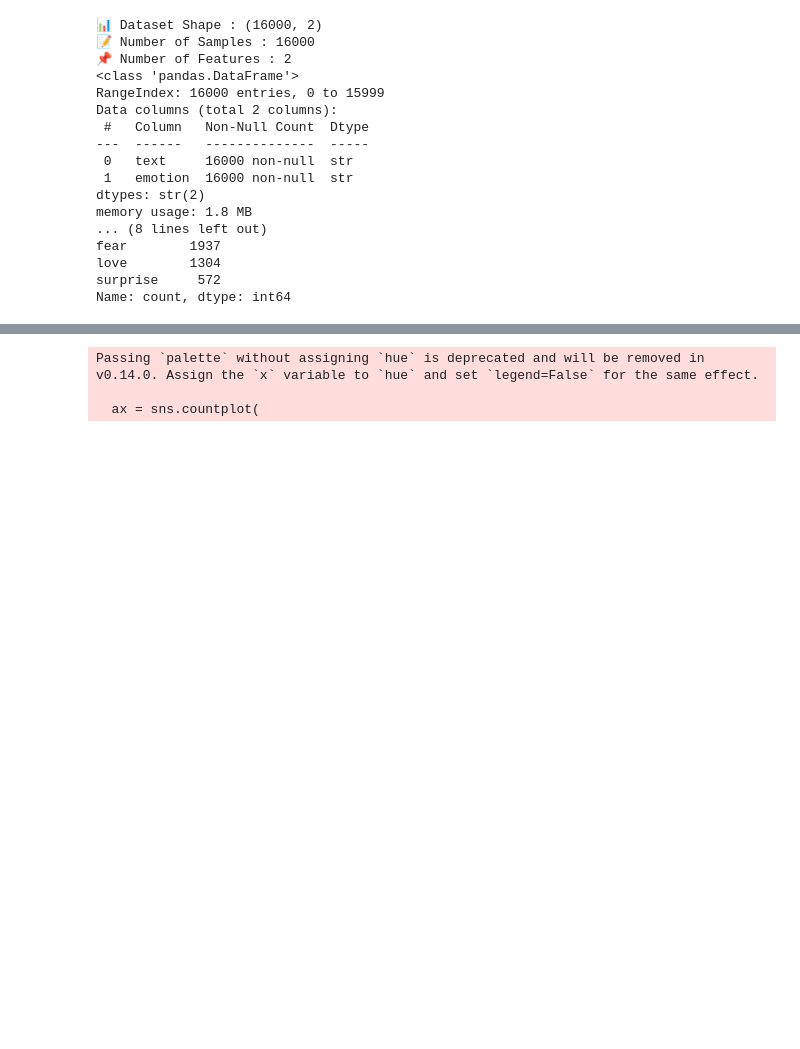
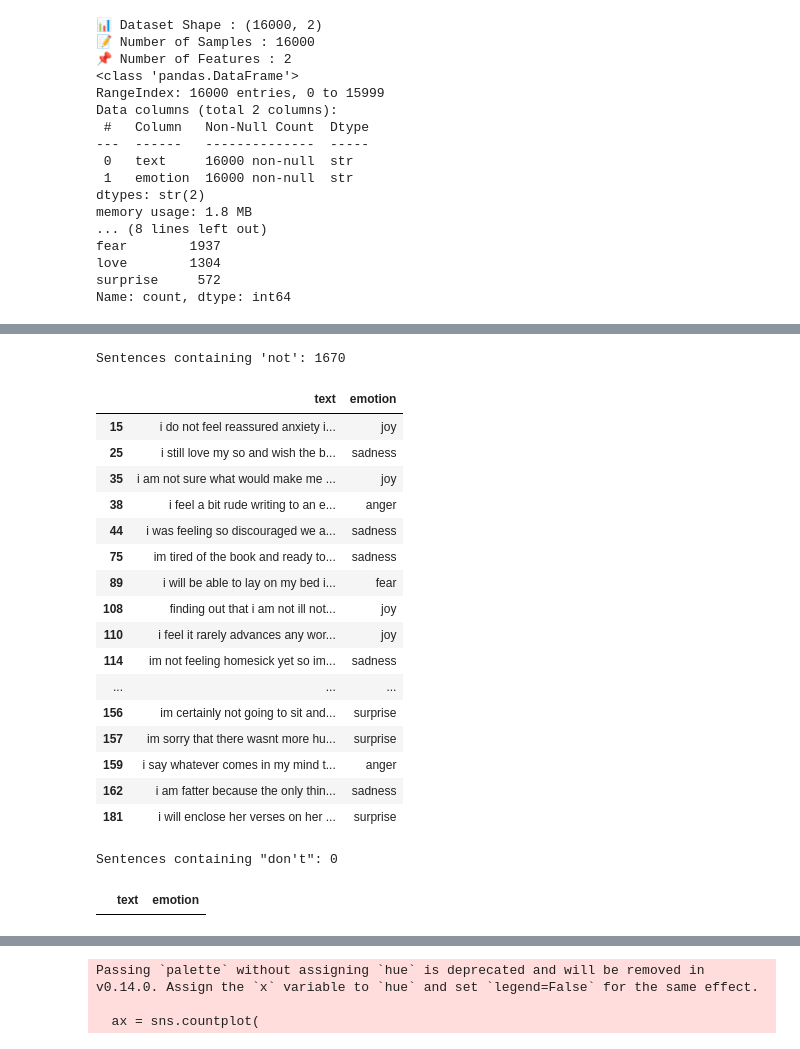
Before and after one commit to sreelekhanampally/text-emotion-classifier-nlp, a Jupyter notebook: notebooks/training.ipynb, the cells around one changed output, grey strips where cells are left out. Drawn from its saved outputs; the diff is of its cells as text; code cells hidden in the pictures; blank space fills up the shorter version.

```diff
--- a/notebooks/training.ipynb
+++ b/notebooks/training.ipynb
@@ -61,0 +75,32 @@ Name: count, dtype: int64
+# %%
+not_examples = df[df["text"].str.contains(r"\bnot\b", case=False, na=False)]
+
+print("Sentences containing 'not':", len(not_examples))
+display(not_examples.head(20))
+# %% [output]
+Sentences containing 'not': 1670
+|  | text | emotion |
+| 15 | i do not feel reassured anxiety i... | joy |
+| 25 | i still love my so and wish the b... | sadness |
+| 35 | i am not sure what would make me ... | joy |
+| 38 | i feel a bit rude writing to an e... | anger |
+| 44 | i was feeling so discouraged we a... | sadness |
+| 75 | im tired of the book and ready to... | sadness |
+| 89 | i will be able to lay on my bed i... | fear |
+| 108 | finding out that i am not ill not... | joy |
+| 110 | i feel it rarely advances any wor... | joy |
+| 114 | im not feeling homesick yet so im... | sadness |
+| ... | ... | ... |
+| 156 | im certainly not going to sit and... | surprise |
+| 157 | im sorry that there wasnt more hu... | surprise |
+| 159 | i say whatever comes in my mind t... | anger |
+| 162 | i am fatter because the only thin... | sadness |
+| 181 | i will enclose her verses on her ... | surprise |
+# %%
+dont_examples = df[df["text"].str.contains("don't", case=False, na=False)]
+
+print("Sentences containing \"don't\":", len(dont_examples))
+display(dont_examples.head(20))
+# %% [output]
+Sentences containing "don't": 0
+|  | text | emotion |
```
Also changed, not shown: parts of 22 cells of this notebook, 19 other files.
